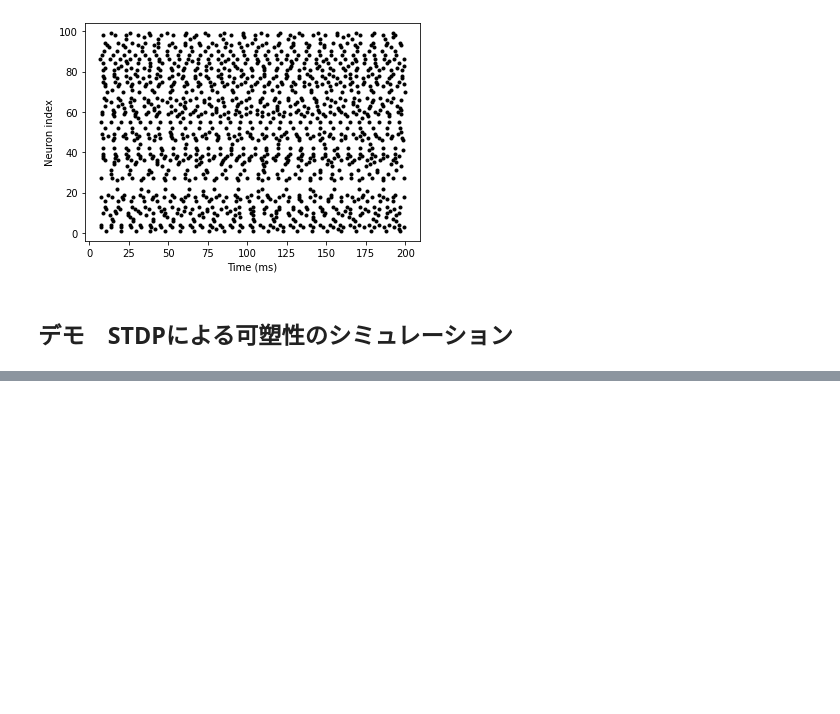
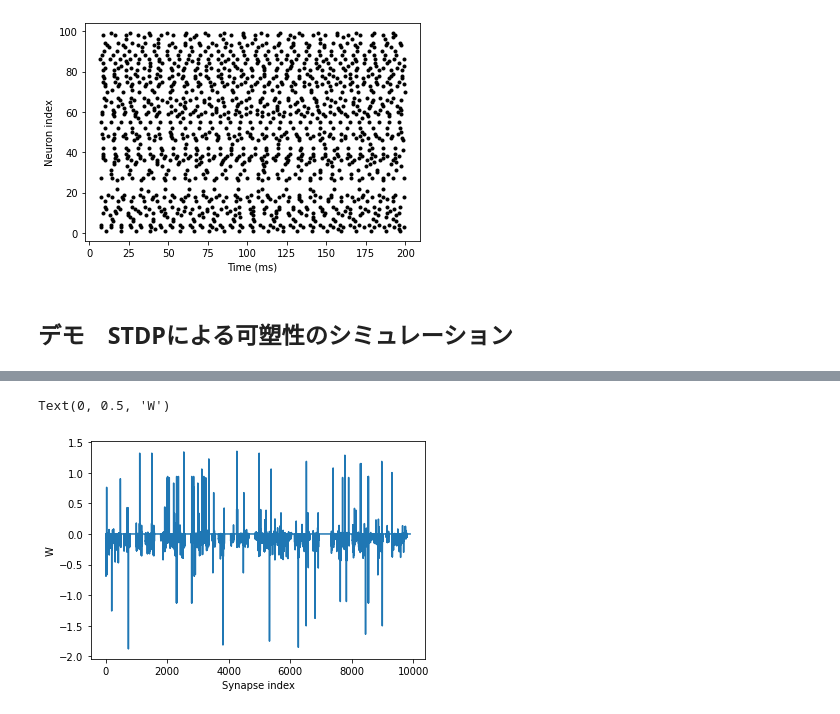
Before and after one commit to atakehiro/Neural_Simulator-Colab, a Jupyter notebook: Brian1.ipynb, the cells around one changed output, grey strips where cells are left out. Cells and saved outputs as stored; diff of their text form; code cells hidden in the pictures; blank space fills up the shorter version.

```diff
--- a/Brian1.ipynb
+++ b/Brian1.ipynb
@@ -107,3 +122,11 @@ brian2.run(5*brian2.second)
+# %%
+# 現在のシナプス結合
+brian2.plot(S.w)
+brian2.xlabel('Synapse index')
+brian2.ylabel('W')
+# %% [output]
+Text(0, 0.5, 'W')
+[figure, added]
 # %%
 # 初期のプロット
 brian2.plot(spikemon.t/brian2.ms, spikemon.i, '.k')
```
Also changed, not shown: parts of 8 cells of this notebook.
